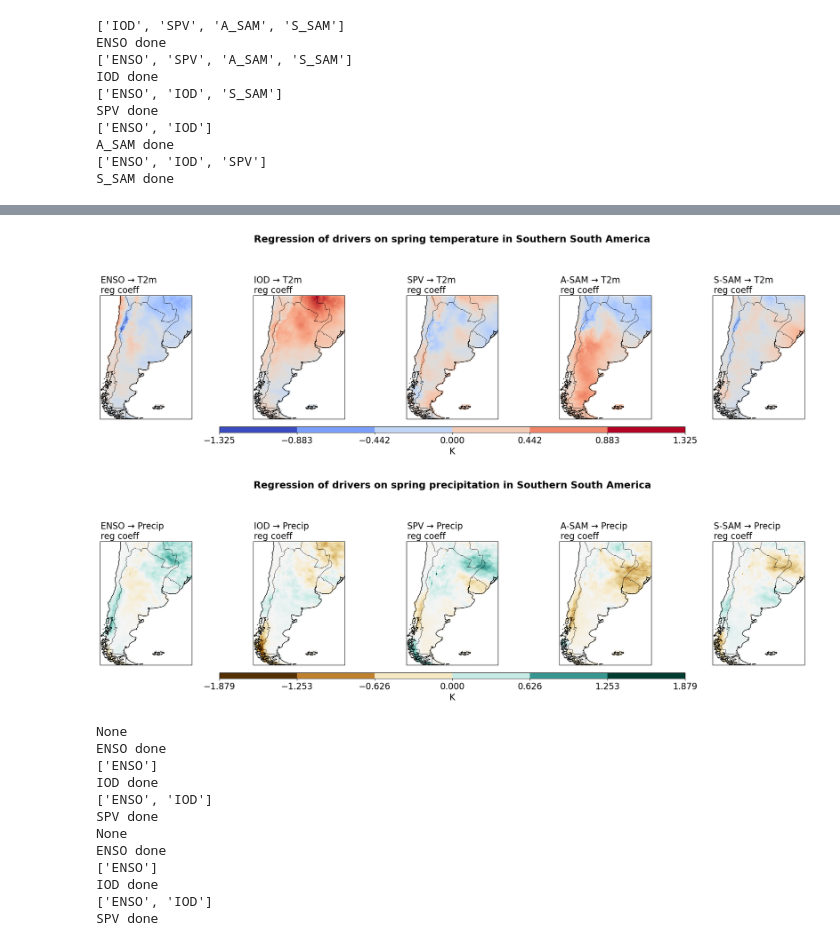
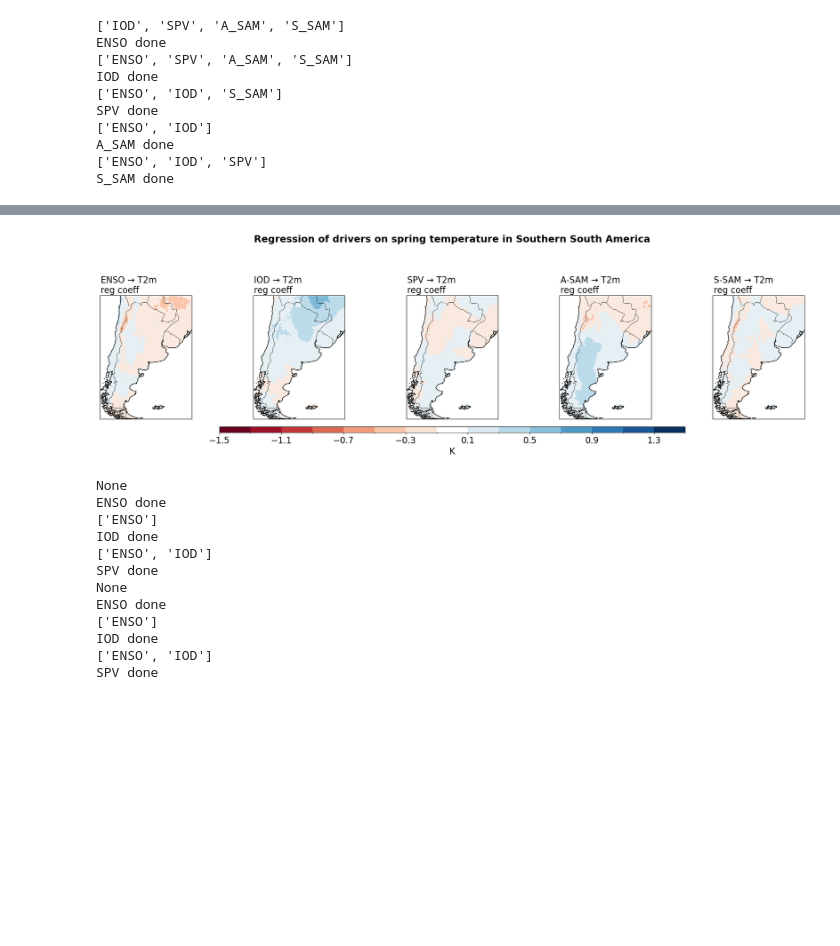
Before and after one commit to giulianolattus-crypto/work, a Jupyter notebook: reg_map_trial-bigger_snippet.ipynb, the cells around one changed output, grey strips where cells are left out. Saved outputs shown, nothing was run; the diff lists cells and outputs as text; code cells hidden in the pictures; blank space fills up the shorter version.

```diff
--- a/reg_map_trial-bigger_snippet.ipynb
+++ b/reg_map_trial-bigger_snippet.ipynb
@@ -542,17 +558,16 @@ def subplots_map(ds, title_list, cmap=plt.cm.coolwarm, unit='K', cbar_each=None,
         fig.savefig('maps/'+heading+'.jpg', dpi=300, bbox_inches='tight')
 
     plt.show()
+# %%
+subplots_map(result, [f"ENSO → T2m \nreg coeff", f"IOD → T2m \nreg coeff", f"SPV → T2m \nreg coeff", \
+                      f"A-SAM → T2m \nreg coeff", f"S-SAM → T2m \nreg coeff"],\
+                         levels=np.arange(-1.5, 1.51, 0.2), heading='Regression of drivers on spring temperature in Southern South America')
+# %% [output]
+[figure, added]
 # %%
-#print(result)
-subplots_map(result, [f"ENSO → T2m \nreg coeff", f"IOD → T2m \nreg coeff", f"SPV → T2m \nreg coeff", \
-                      f"A-SAM → T2m \nreg coeff", f"S-SAM → T2m \nreg coeff"], heading='Regression of drivers on spring temperature in Southern South America')
-
 subplots_map(pr_reg_LP_SON, [f"ENSO → Precip \nreg coeff", f"IOD → Precip \nreg coeff", f"SPV → Precip \nreg coeff", \
                       f"A-SAM → Precip \nreg coeff", f"S-SAM → Precip \nreg coeff"], \
              cmap=plt.cm.BrBG ,heading='Regression of drivers on spring precipitation in Southern South America')
-# %% [output]
-[figure, removed]
-[figure, removed]
 # %%
 ##total effect of temp and precip in LP
 t_reg_LP_SON_tot=conditioning_everything_fast(temp_30_years, ['ENSO', 'IOD', 'SPV'], 't2m',total_eff=True)
```
Also changed, not shown: parts of 8 cells of this notebook, 37 other files.
